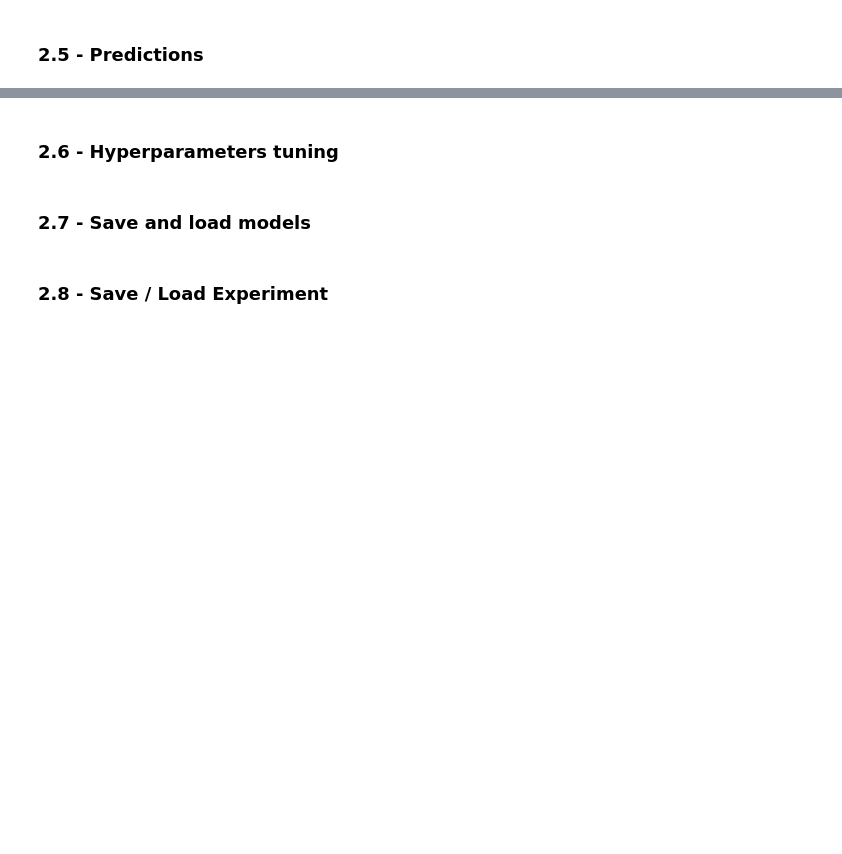
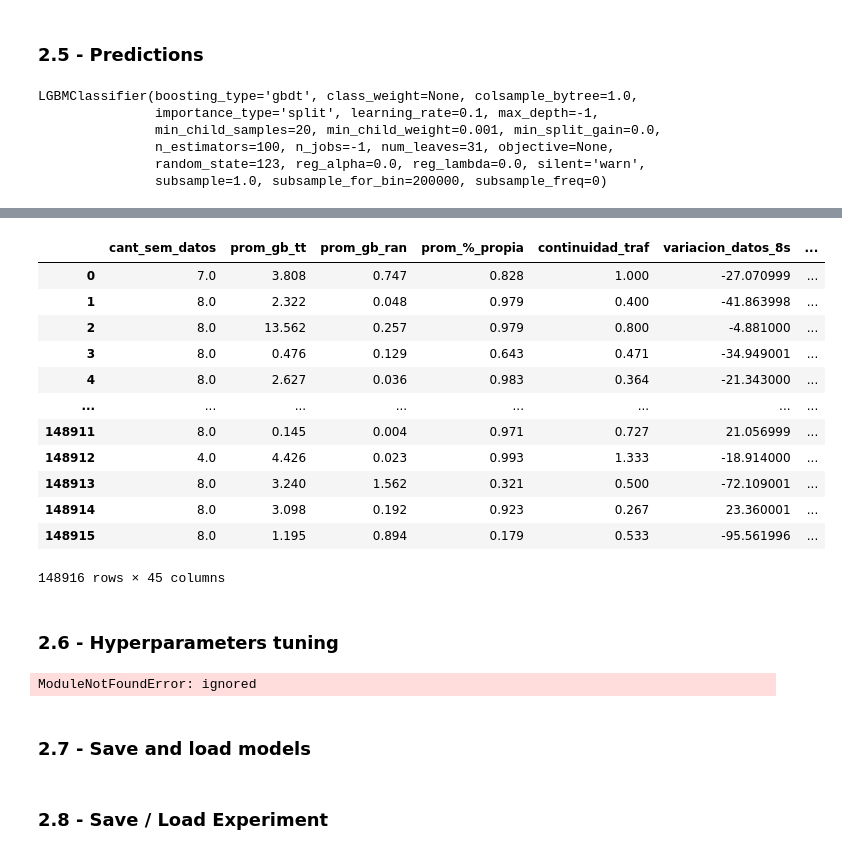
Before and after one commit to leandroaguazaco/data_science_portfolio, a Jupyter notebook: Projects/04-Churn_Telco_Analysis/04_Churn_Telco_Analysis_02_Premodeling.ipynb, the cells around one changed output, grey strips where cells are left out. Drawn from its saved outputs; the diff is of its cells as text; code cells hidden in the pictures; blank space fills up the shorter version.

Commit message:
Using lightgbm

```diff
--- a/Projects/04-Churn_Telco_Analysis/04_Churn_Telco_Analysis_02_Premodeling.ipynb
+++ b/Projects/04-Churn_Telco_Analysis/04_Churn_Telco_Analysis_02_Premodeling.ipynb
@@ -424,7 +388,7 @@ churn_binaryclass.interpret_model(best_models[0], plot = 'summary')
 # Model 1: Light Gradient Boosting Machine
 
 # Model's hyperparameters
-print(best_models[0])
+print(best_models)
 print("\n")
 
 # Testing dataset
@@ -432,6 +396,13 @@ test_data = pd.concat([churn_binaryclass.get_config("X_test")]) \
               .loc[:, list(churn_binaryclass.get_config("X_train").columns)]
 
 # Calculate predictions
-churn_binaryclass.predict_model(best_models[0],
+churn_binaryclass.predict_model(best_models,
                                 data = test_data,
                                 raw_score = True)
+# %% [output]
+LGBMClassifier(boosting_type='gbdt', class_weight=None, colsample_bytree=1.0,
+               importance_type='split', learning_rate=0.1, max_depth=-1,
+               min_child_samples=20, min_child_weight=0.001, min_split_gain=0.0,
+               n_estimators=100, n_jobs=-1, num_leaves=31, objective=None,
+               random_state=123, reg_alpha=0.0, reg_lambda=0.0, silent='warn',
+               subsample=1.0, subsample_for_bin=200000, subsample_freq=0)
@@ -438,15 +410,30 @@ churn_binaryclass.predict_model(best_models[0],
+|  | cant_sem_datos | prom_gb_tt | prom_gb_ran | prom_%_propia | continuidad_traf | variacion_datos_8s | ... |
+| 0 | 7.0 | 3.808 | 0.747 | 0.828 | 1.000 | -27.070999 | ... |
+| 1 | 8.0 | 2.322 | 0.048 | 0.979 | 0.400 | -41.863998 | ... |
+| 2 | 8.0 | 13.562 | 0.257 | 0.979 | 0.800 | -4.881000 | ... |
+| 3 | 8.0 | 0.476 | 0.129 | 0.643 | 0.471 | -34.949001 | ... |
+| 4 | 8.0 | 2.627 | 0.036 | 0.983 | 0.364 | -21.343000 | ... |
+| ... | ... | ... | ... | ... | ... | ... | ... |
+| 148911 | 8.0 | 0.145 | 0.004 | 0.971 | 0.727 | 21.056999 | ... |
+| 148912 | 4.0 | 4.426 | 0.023 | 0.993 | 1.333 | -18.914000 | ... |
+| 148913 | 8.0 | 3.240 | 1.562 | 0.321 | 0.500 | -72.109001 | ... |
+| 148914 | 8.0 | 3.098 | 0.192 | 0.923 | 0.267 | 23.360001 | ... |
+| 148915 | 8.0 | 1.195 | 0.894 | 0.179 | 0.533 | -95.561996 | ... |
+148916 rows × 45 columns
 # %% [markdown]
 ### 2.6 -  Hyperparameters tuning
 # %%
 # Hyperparameters tuning
 
 # lightgbmClassifier
-tuned_lightgbm = churn_binaryclass.tune_model(estimator = best_models[0],
+tuned_lightgbm = churn_binaryclass.tune_model(estimator = best_models,
                                               optimize = "Recall",
                                               search_library = "scikit-optimize",
                                               search_algorithm = "bayesian")
 print("\n")
 print(tuned_lightgbm)
+# %% [output]
+ModuleNotFoundError: ignored
 # %% [markdown]
 ### 2.7 - Save and load models
 # %%
```
Also changed, not shown: parts of 8 cells of this notebook.
